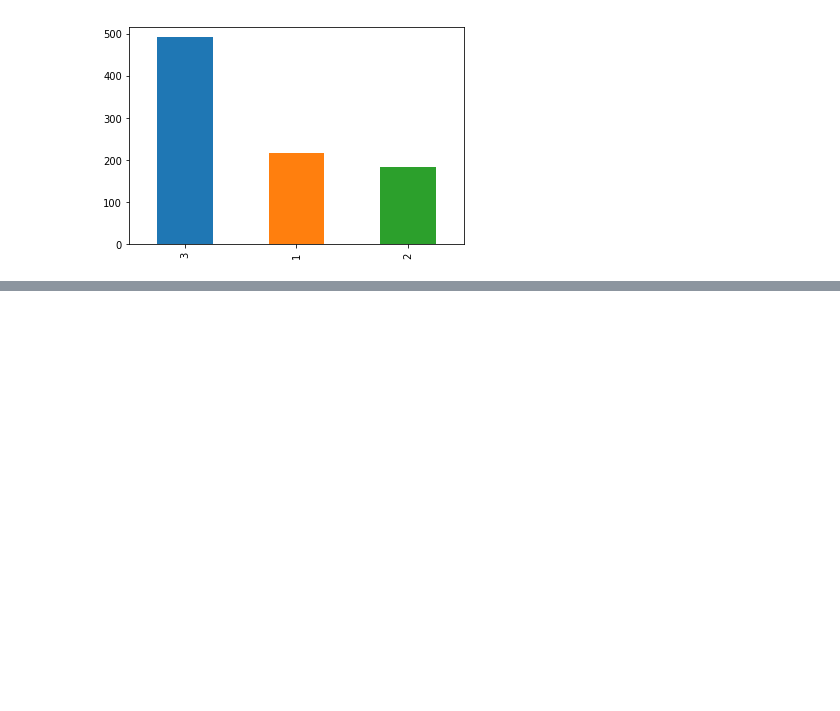
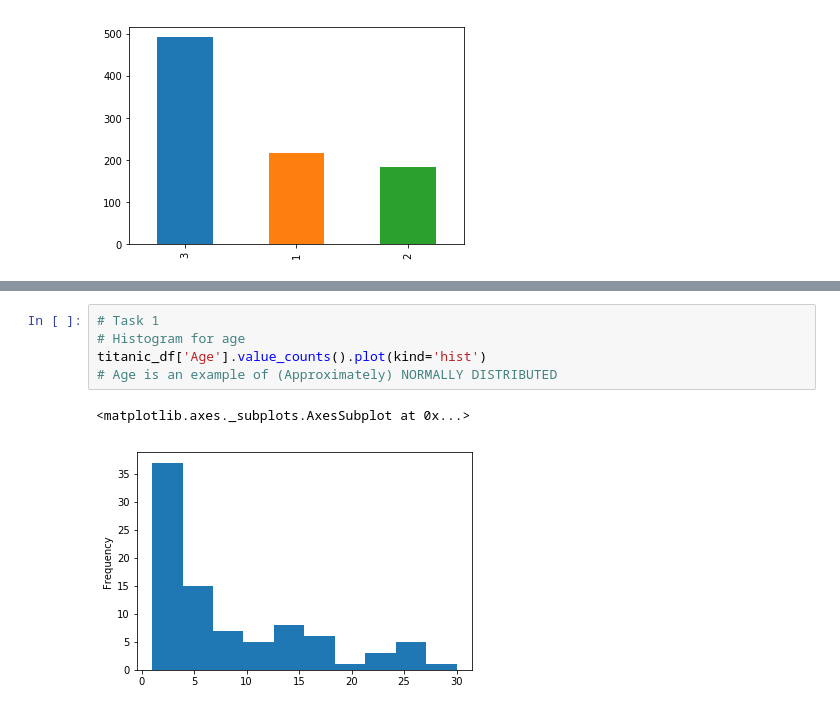
Before and after one commit to PRkudupu/Titanic-ML-Disaster, a Jupyter notebook: Survival.ipynb, the cells around one changed output, grey strips where cells are left out. Cells and saved outputs as stored; diff of their text form; blank space fills up the shorter version.

```diff
--- a/Survival.ipynb
+++ b/Survival.ipynb
@@ -219,0 +225,8 @@ titanic_df['Pclass'].value_counts().plot(kind='bar')
+# %%
+# Task 1
+# Histogram for age
+titanic_df['Age'].value_counts().plot(kind='hist')
+# Age is an example of (Approximately) NORMALLY DISTRIBUTED
+# %% [output]
+<matplotlib.axes._subplots.AxesSubplot at 0x...>
+[figure, added]
```
Also changed, not shown: parts of 17 cells of this notebook.
